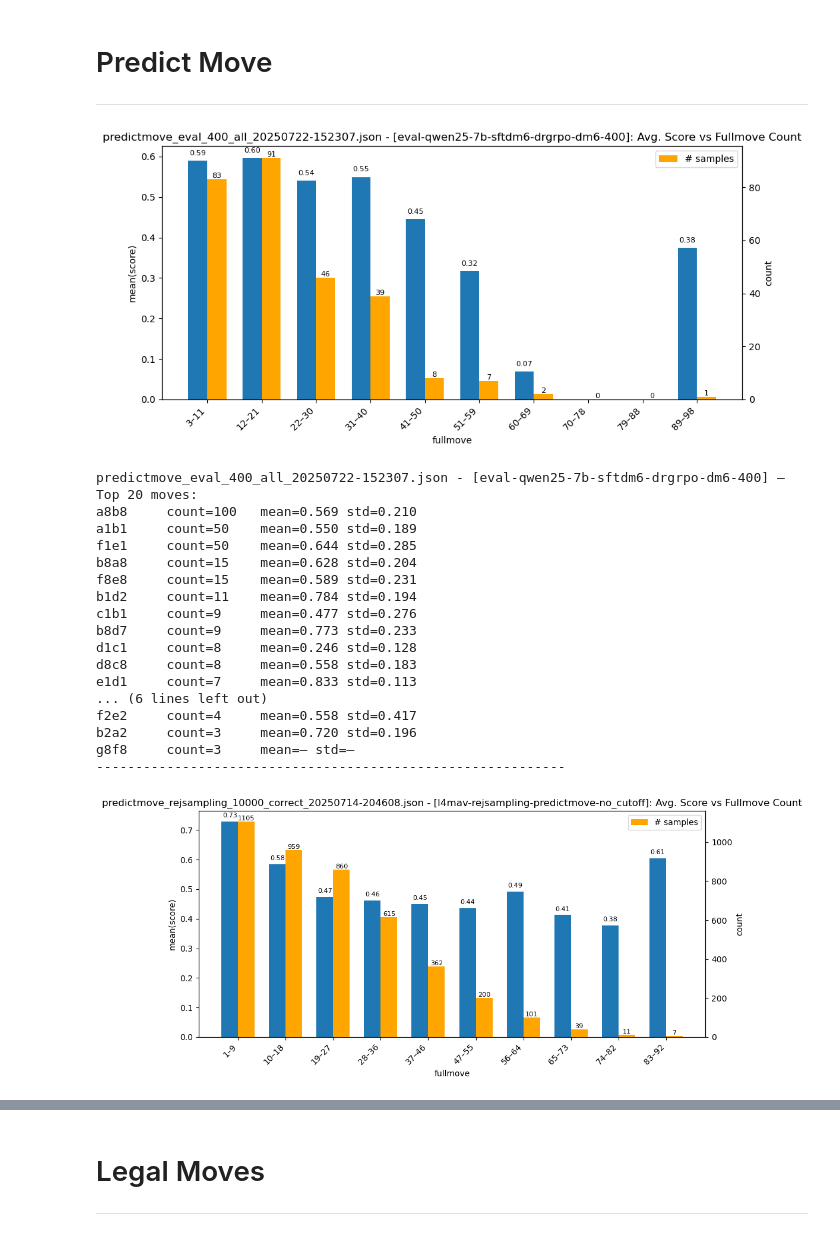
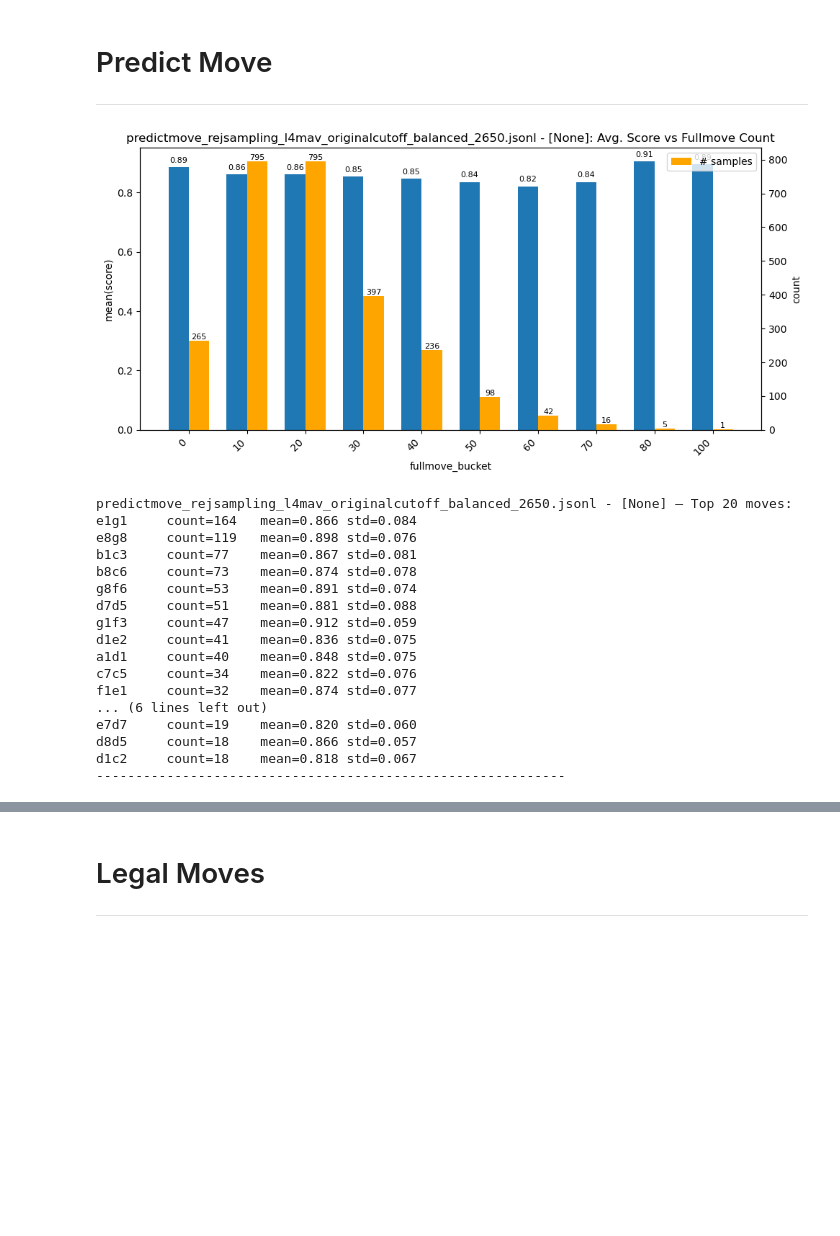
Before and after one commit to lucasdino/llm_chess, a Jupyter notebook: llm_chess/data/raw/analyze_responses.ipynb, the cells around one changed output, grey strips where cells are left out. Cells and saved outputs as stored; diff of their text form; code cells hidden in the pictures; blank space fills up the shorter version.

Commit message:
resampling all my data

```diff
--- a/llm_chess/data/raw/analyze_responses.ipynb
+++ b/llm_chess/data/raw/analyze_responses.ipynb
@@ -12,19 +13,25 @@ from utils.parsing import parse_fen
 # %%
 # CONFIG
-PARENT_DIR = Path("model_outputs")
+# PARENT_DIR = Path("model_outputs")
+# DATA_FOLDERS = [
+#     'eval-qwen25-7b-sftdm6-drgrpo-dm6-400',
+#     'l4mav-rejsampling-predictmove-no_cutoff',
+#     'llmchess-kimi-k2-rejsampling-1000',
+#     'rejsampling-llama4-maverick-7_11_25',
+#     'llmchess-qwen25-7b-400'
+# ]
+PARENT_DIR = Path("processed_data")
 DATA_FOLDERS = [
-    'eval-qwen25-7b-sftdm6-drgrpo-dm6-400',
-    'l4mav-rejsampling-predictmove-no_cutoff',
-    'llmchess-kimi-k2-rejsampling-1000',
-    'rejsampling-llama4-maverick-7_11_25',
-    'llmchess-qwen25-7b-400'
+    None,
 ]
 # %%
 # Populate our board result dicts
 board_result_dicts = {}
 for data_folder in DATA_FOLDERS:
-    folder_path = Path(PARENT_DIR) / data_folder
-    for json_file in folder_path.glob("*.json"):
+    folder_path = Path(PARENT_DIR) if data_folder is None else Path(PARENT_DIR) / data_folder
+    for json_file in folder_path.glob("*.json*"):
+        if json_file.suffix not in {".json", ".jsonl"}:
+            continue
         key = f"{json_file.name} - [{data_folder}]"
         evaluator = ResponseEvaluator(str(folder_path), json_file.name)
         board_result_dicts[key] = evaluator.board_id_results
@@ -131,52 +138,51 @@ for key, results in board_result_dicts.items():
     if not rows:
         continue
 
     df = pd.DataFrame(rows)
 
     # ── 1) Histogram (mean score vs fullmove buckets) ────────────
     clean_df = df.dropna(subset=["score"])
     if not clean_df.empty:
+        df["fullmove_bucket"] = (df["fullmove"] // 10) * 10
         bar_by(
-            clean_df,
-            x_col="fullmove",
+            df.dropna(subset=["score"]),
+            x_col="fullmove_bucket",
             y_col="score",
-            n_bins=10,
             title=f"{key}: Avg. Score vs Fullmove Count"
         )
 
     # ── 2) Move statistics ───────────────────────────────────────
     print(f"\n{key} — Top 20 moves:")
     move_counts = df["move"].value_counts().head(20)
     move_stats  = (
         df.groupby("move")["score"]
             .agg(["mean", "std"])
             .reindex(move_counts.index)
     )
     for mv in move_counts.index:
         cnt  = move_counts[mv]
         mean = move_stats.loc[mv, "mean"]
         std  = move_stats.loc[mv, "std"]
         mean_str = f"{mean:.3f}" if not np.isnan(mean) else "—"
         std_str  = f"{std:.3f}"  if not np.isnan(std)  else "—"
         print(f"{mv:<8} count={cnt:<5} mean={mean_str} std={std_str}")
     print("-" * 60)
 # %% [output]
-[figure, old version]
+[figure, new version]
-predictmove_eval_400_all_20250722-152307.json - [eval-qwen25-7b-sftdm6-drgrpo-dm6-400] — Top 20 moves:
-a8b8     count=100   mean=0.569 std=0.210
-a1b1     count=50    mean=0.550 std=0.189
-f1e1     count=50    mean=0.644 std=0.285
-b8a8     count=15    mean=0.628 std=0.204
-f8e8     count=15    mean=0.589 std=0.231
-b1d2     count=11    mean=0.784 std=0.194
-c1b1     count=9     mean=0.477 std=0.276
-b8d7     count=9     mean=0.773 std=0.233
-d1c1     count=8     mean=0.246 std=0.128
-d8c8     count=8     mean=0.558 std=0.183
-e1d1     count=7     mean=0.833 std=0.113
+predictmove_rejsampling_l4mav_originalcutoff_balanced_2650.jsonl - [None] — Top 20 moves:
+e1g1     count=164   mean=0.866 std=0.084
+e8g8     count=119   mean=0.898 std=0.076
+b1c3     count=77    mean=0.867 std=0.081
+b8c6     count=73    mean=0.874 std=0.078
+g8f6     count=53    mean=0.891 std=0.074
+d7d5     count=51    mean=0.881 std=0.088
+g1f3     count=47    mean=0.912 std=0.059
+d1e2     count=41    mean=0.836 std=0.075
+a1d1     count=40    mean=0.848 std=0.075
+c7c5     count=34    mean=0.822 std=0.076
+f1e1     count=32    mean=0.874 std=0.077
 ... (6 lines left out)
-f2e2     count=4     mean=0.558 std=0.417
-b2a2     count=3     mean=0.720 std=0.196
-g8f8     count=3     mean=— std=—
+e7d7     count=19    mean=0.820 std=0.060
+d8d5     count=18    mean=0.866 std=0.057
+d1c2     count=18    mean=0.818 std=0.067
 ------------------------------------------------------------
-[figure, removed]
```
Also changed, not shown: parts of 8 cells of this notebook, 5 other files.
